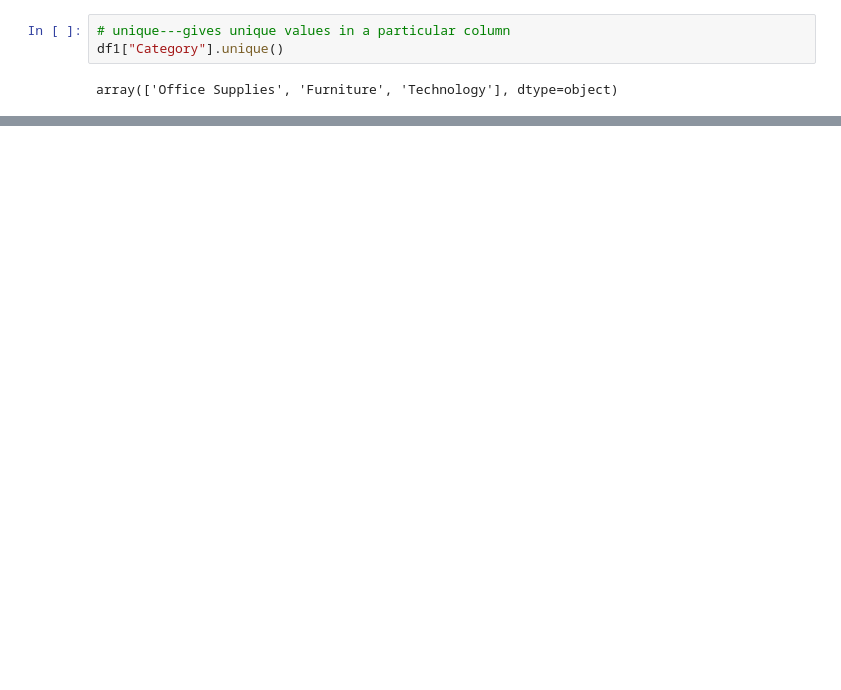
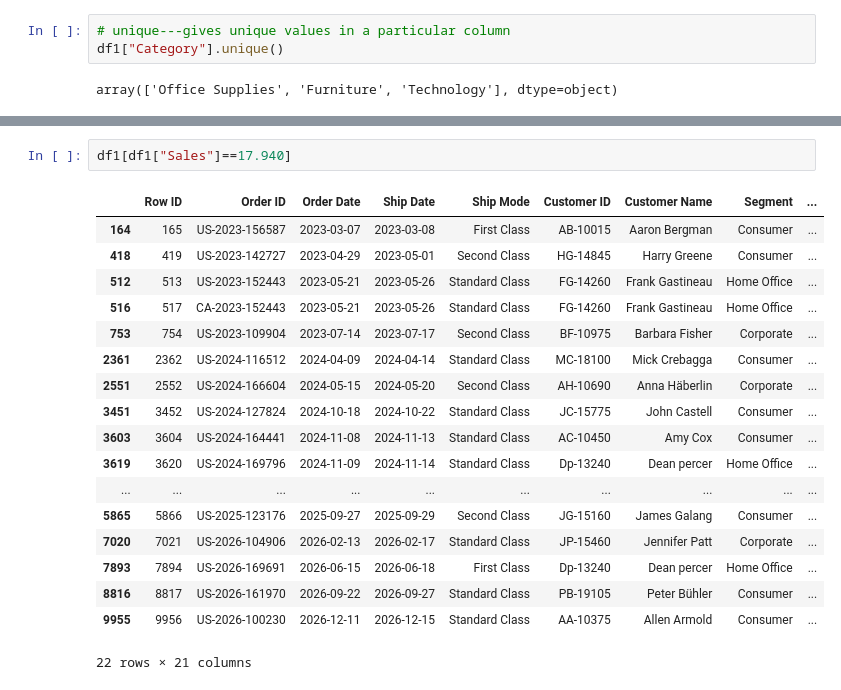
Before and after one commit to Priya3323/Python_Practice, a Jupyter notebook: T385_Python_practice.ipynb, the cells around one changed output, grey strips where cells are left out. Saved outputs shown, nothing was run; the diff lists cells and outputs as text; blank space fills up the shorter version.

```diff
--- a/T385_Python_practice.ipynb
+++ b/T385_Python_practice.ipynb
@@ -2147,0 +2255,21 @@ array(['Office Supplies', 'Furniture', 'Technology'], dtype=object)
+# %%
+df1[df1["Sales"]==17.940]
+# %% [output]
+|  | Row ID | Order ID | Order Date | Ship Date | Ship Mode | Customer ID | Customer Name | Segment | ... |
+| 164 | 165 | US-2023-156587 | 2023-03-07 | 2023-03-08 | First Class | AB-10015 | Aaron Bergman | Consumer | ... |
+| 418 | 419 | US-2023-142727 | 2023-04-29 | 2023-05-01 | Second Class | HG-14845 | Harry Greene | Consumer | ... |
+| 512 | 513 | US-2023-152443 | 2023-05-21 | 2023-05-26 | Standard Class | FG-14260 | Frank Gastineau | Home Office | ... |
+| 516 | 517 | CA-2023-152443 | 2023-05-21 | 2023-05-26 | Standard Class | FG-14260 | Frank Gastineau | Home Office | ... |
+| 753 | 754 | US-2023-109904 | 2023-07-14 | 2023-07-17 | Second Class | BF-10975 | Barbara Fisher | Corporate | ... |
+| 2361 | 2362 | US-2024-116512 | 2024-04-09 | 2024-04-14 | Standard Class | MC-18100 | Mick Crebagga | Consumer | ... |
+| 2551 | 2552 | US-2024-166604 | 2024-05-15 | 2024-05-20 | Second Class | AH-10690 | Anna Häberlin | Corporate | ... |
+| 3451 | 3452 | US-2024-127824 | 2024-10-18 | 2024-10-22 | Standard Class | JC-15775 | John Castell | Consumer | ... |
+| 3603 | 3604 | US-2024-164441 | 2024-11-08 | 2024-11-13 | Standard Class | AC-10450 | Amy Cox | Consumer | ... |
+| 3619 | 3620 | US-2024-169796 | 2024-11-09 | 2024-11-14 | Standard Class | Dp-13240 | Dean percer | Home Office | ... |
+| ... | ... | ... | ... | ... | ... | ... | ... | ... | ... |
+| 5865 | 5866 | US-2025-123176 | 2025-09-27 | 2025-09-29 | Second Class | JG-15160 | James Galang | Consumer | ... |
+| 7020 | 7021 | US-2026-104906 | 2026-02-13 | 2026-02-17 | Standard Class | JP-15460 | Jennifer Patt | Corporate | ... |
+| 7893 | 7894 | US-2026-169691 | 2026-06-15 | 2026-06-18 | First Class | Dp-13240 | Dean percer | Home Office | ... |
+| 8816 | 8817 | US-2026-161970 | 2026-09-22 | 2026-09-27 | Standard Class | PB-19105 | Peter Bühler | Consumer | ... |
+| 9955 | 9956 | US-2026-100230 | 2026-12-11 | 2026-12-15 | Standard Class | AA-10375 | Allen Armold | Consumer | ... |
+22 rows × 21 columns
```
Also changed, not shown: parts of 44 cells of this notebook.
